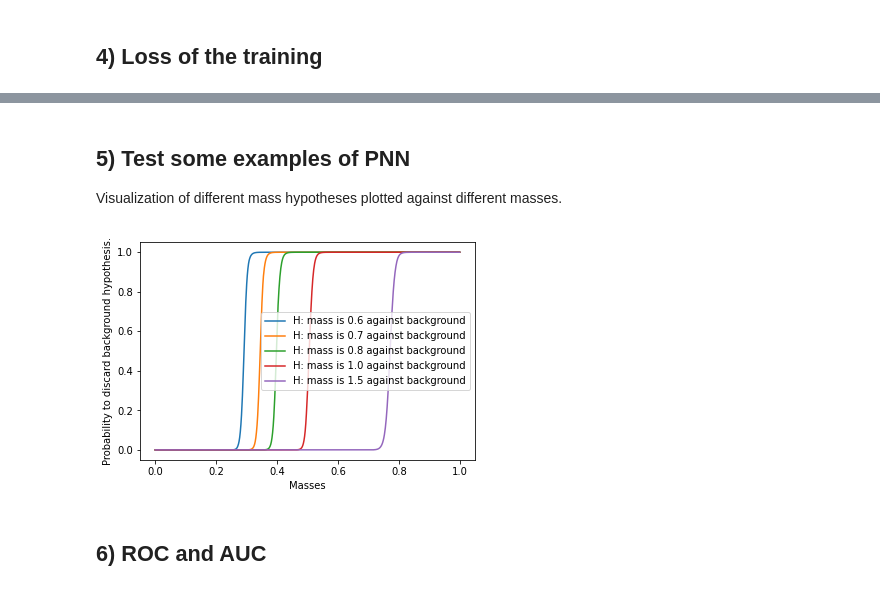
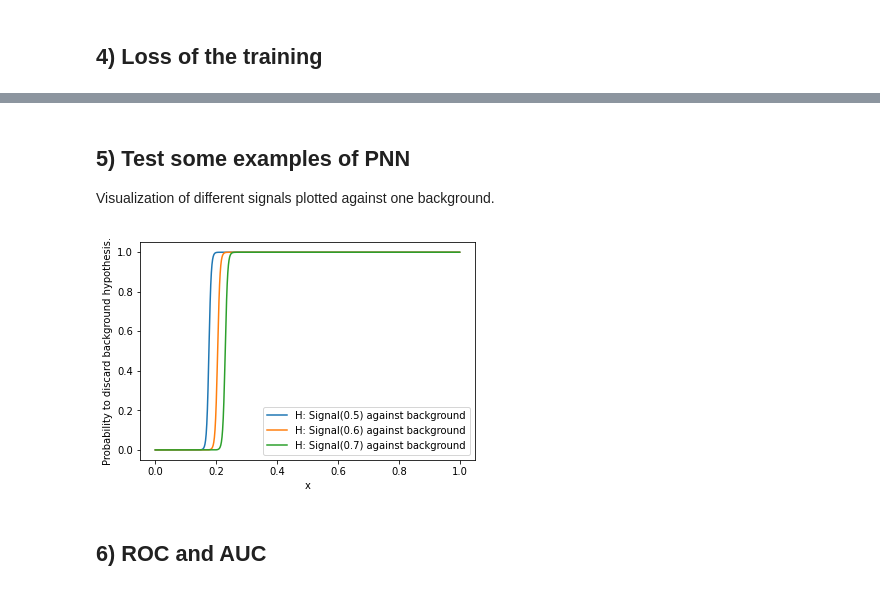
Before and after one commit to leonrenn/datascience_seminar, a Jupyter notebook: ParameterizedNeuralNetwork/PNN_1d.ipynb, the cells around one changed output, grey strips where cells are left out. Saved outputs shown, nothing was run; the diff lists cells and outputs as text; code cells hidden in the pictures.

```diff
--- a/ParameterizedNeuralNetwork/PNN_1d.ipynb
+++ b/ParameterizedNeuralNetwork/PNN_1d.ipynb
@@ -96,8 +139,15 @@ import torch.nn.functional as F
 # %%
 class ParameterizedNeuralNet(pl.LightningModule):
     def __init__(self):
+        """Neural Network parameterized with hypothesis of signal and background
+        means.
+        """
         super().__init__()
+
+        # losses for training process visualization
         self.losses = []
+
+        # network structure
         self.net = nn.Sequential(nn.Linear(in_features=3, out_features=20),
                                  nn.ReLU(),
                                  nn.Linear(in_features=20, out_features=20),
@@ -108,6 +158,7 @@ class ParameterizedNeuralNet(pl.LightningModule):
                                  nn.ReLU(),
                                  nn.Linear(in_features=20, out_features=1),
                                  nn.Sigmoid())
+
     def forward(self, x):
         return self.net(x)
 
@@ -126,7 +177,7 @@ class ParameterizedNeuralNet(pl.LightningModule):
 ## 3) Train the NN
 # %%
 model = ParameterizedNeuralNet()
-trainer = pl.Trainer(max_epochs=25, progress_bar_refresh_rate=10)
+trainer = pl.Trainer(max_epochs=5, progress_bar_refresh_rate=10)
 trainer.fit(model, custom_dl)
 # %% [output]
 GPU available: False, used: False
@@ -155,33 +211,41 @@ plt.plot(np.arange(0,losses.shape[0]), losses)
 # %% [markdown]
 ## 5) Test some examples of PNN
 
-Visualization of different mass hypotheses plotted against different masses.
+Visualization of different signals plotted against one background.
 # %%
-masses = np.linspace(0.00, 1.00, 1000)
-bg = 0.0
+# trained range
+x_range = np.linspace(0.00, 1.00, 1000)
 
-for mass in [0.600, 0.700, 0.800, 1.00, 1.5]:
-    hypothesis = np.ones_like(masses) * mass
-    background = np.ones_like(masses) * bg
+# background and signals
+bgs = [0.000, 0.300, 0.600, 1.00]
+signals = [0.500, 0.600, 0.700]
 
+# iterating through the binary classification processes
+for signal in signals:
+
+    # generating background and hypothesis
+    hypothesis = np.ones_like(x_range) * signal
+    background = np.ones_like(x_range) * bgs[0]
+
+    # creation data vector for the PNN
     data = np.empty((1000, 3))
-    data[:, 0] = masses
+    data[:, 0] = x_range
     data[:, 1] = background
     data[:, 2] = hypothesis
 
+    # pushing to tensor format
     data_tensor = torch.tensor(data).float()
 
+    # model evaluation
     res = model(data_tensor).detach().numpy()
 
-    if mass == 0.750:
-        plt.plot(masses, res, label=f"H: mass is {mass} against background. Not trained on!")
-    else:
-        plt.plot(masses, res, label=f"H: mass is {mass} against background")
-plt.xlabel("Masses")
+
+    plt.plot(x_range, res, label=f"H: Signal({signal}) against background")
+plt.xlabel("x")
 plt.ylabel("Probability to discard background hypothesis.")
 plt.legend()
 plt.show()
 # %% [output]
-[figure, old version]
+[figure, new version]
 # %% [markdown]
 ## 6) ROC and AUC
```
Also changed, not shown: parts of 13 cells of this notebook, 1 other file.
